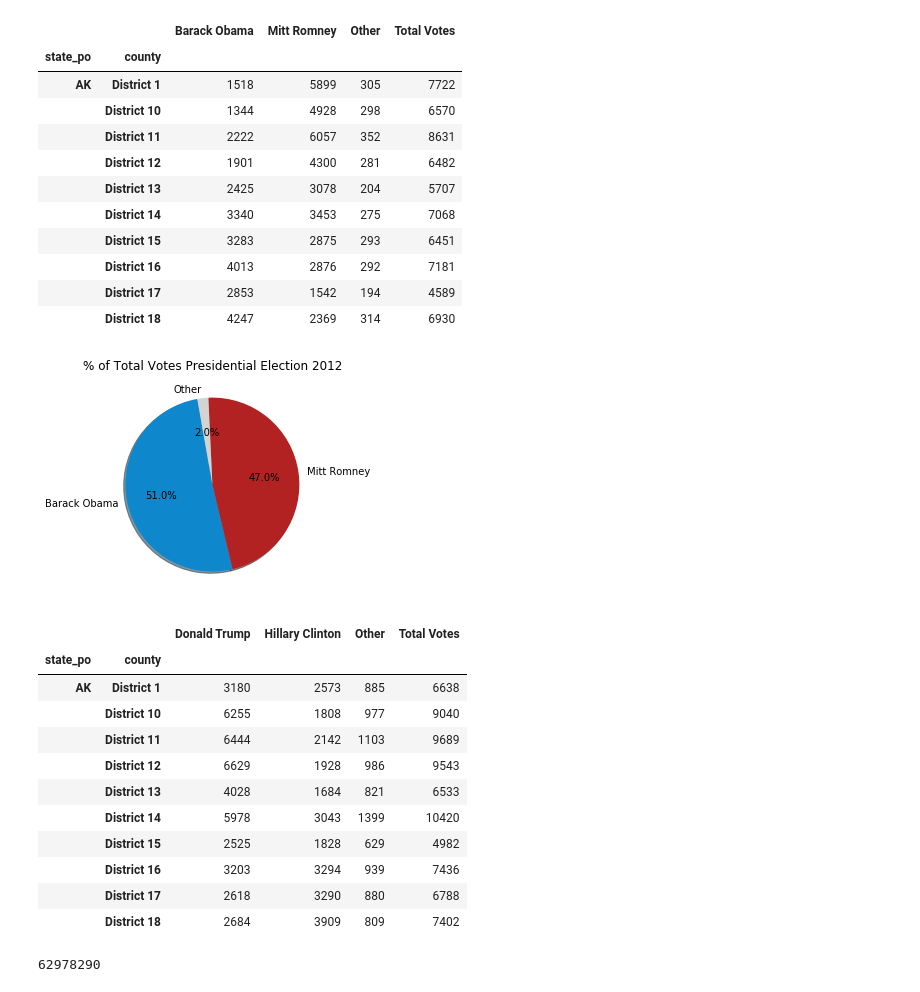
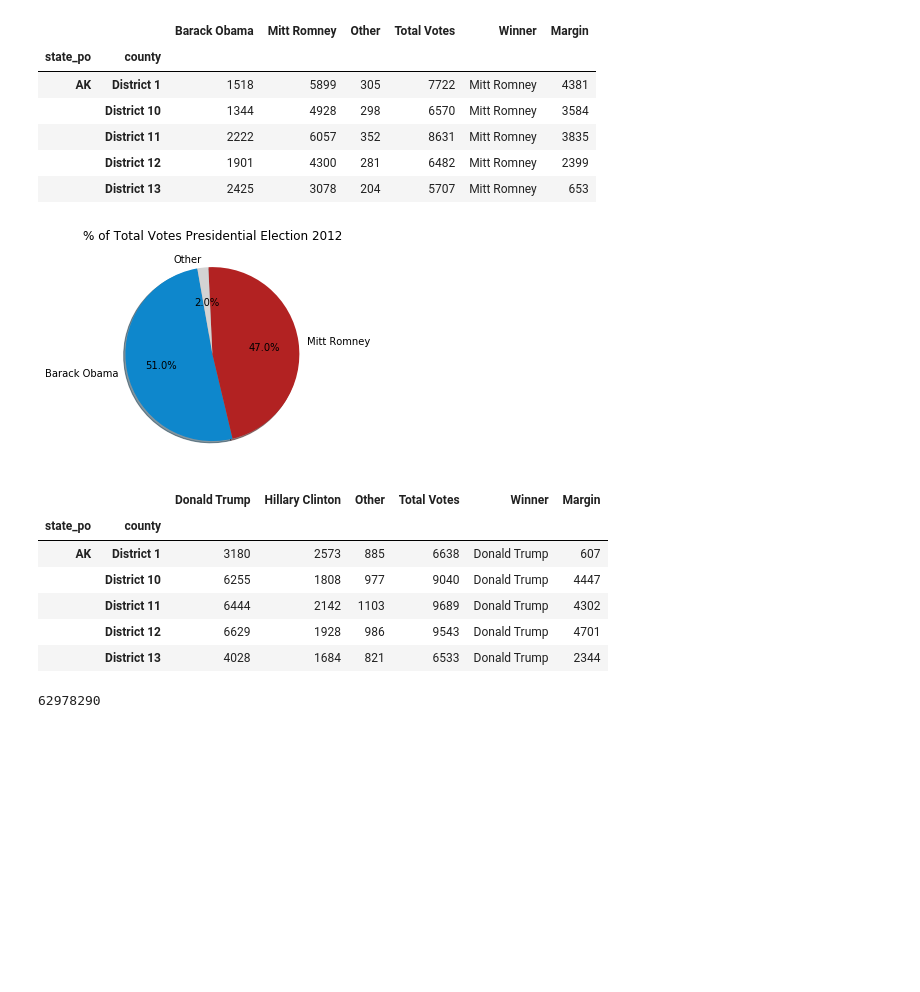
Before and after one commit to muditmathur11/bcmj, a Jupyter notebook: Project/Election_Project.ipynb, the cells around one changed output. Drawn from its saved outputs; the diff is of its cells as text; code cells hidden in the pictures; blank space fills up the shorter version.

```diff
--- a/Project/Election_Project.ipynb
+++ b/Project/Election_Project.ipynb
@@ -12,34 +12,32 @@ df_2016 = df[df["year"] == 2016]
 # %%
 #Create pivot table with candidates as columns and votes as vales
 pivot_2012 = df_2012.pivot(columns = "candidate", values = "candidatevotes")
 
 #Merge pivot table with original 2012 dataframe
 merged_2012 = df_2012.merge(pivot_2012, right_index=True, left_index=True)
 
 #Group by state and county and sum (this allows all votes to be on same row)
 merged_grouped_2012 = merged_2012.groupby(["state_po", "county"]).sum()
 
 #Select last three rows and transform to ints
 election_2012 = merged_grouped_2012.iloc[:,-3:].astype(int)
 
 #Create total votes column
 election_2012["Total Votes"] = election_2012.sum(1)
 
-#Show results
-election_2012.head(10)
+election_2012["Winner"] = np.where(election_2012['Barack Obama']>election_2012["Mitt Romney"], 'Barack Obama', 'Mitt Romney')
+election_2012["Margin"] = np.where(election_2012["Winner"]=="Mitt Romney",
+                                   election_2012["Mitt Romney"]-election_2012["Barack Obama"],
+                                   election_2012["Barack Obama"]-election_2012["Mitt Romney"])
+election_2012.head()
 # %% [output]
-|  |  | Barack Obama | Mitt Romney | Other | Total Votes |
-| state_po | county |  |  |  |  |
-| AK | District 1 | 1518 | 5899 | 305 | 7722 |
-|  | District 10 | 1344 | 4928 | 298 | 6570 |
-|  | District 11 | 2222 | 6057 | 352 | 8631 |
-|  | District 12 | 1901 | 4300 | 281 | 6482 |
-|  | District 13 | 2425 | 3078 | 204 | 5707 |
-|  | District 14 | 3340 | 3453 | 275 | 7068 |
-|  | District 15 | 3283 | 2875 | 293 | 6451 |
-|  | District 16 | 4013 | 2876 | 292 | 7181 |
-|  | District 17 | 2853 | 1542 | 194 | 4589 |
-|  | District 18 | 4247 | 2369 | 314 | 6930 |
+|  |  | Barack Obama | Mitt Romney | Other | Total Votes | Winner | Margin |
+| state_po | county |  |  |  |  |  |  |
+| AK | District 1 | 1518 | 5899 | 305 | 7722 | Mitt Romney | 4381 |
+|  | District 10 | 1344 | 4928 | 298 | 6570 | Mitt Romney | 3584 |
+|  | District 11 | 2222 | 6057 | 352 | 8631 | Mitt Romney | 3835 |
+|  | District 12 | 1901 | 4300 | 281 | 6482 | Mitt Romney | 2399 |
+|  | District 13 | 2425 | 3078 | 204 | 5707 | Mitt Romney | 653 |
 # %%
 #Find total votes for Barack Obama 2012
 obama_total = election_2012["Barack Obama"].sum()
@@ -69,7 +67,7 @@ plt.pie(sizes_2012, labels=labels_2012, colors=colors_2012,
 #Show pie chart
 plt.show()
 # %% [output]
-[figure, old version]
+[figure, new version]
 # %%
 #Create pivot table with candidates as columns and votes as vales
 pivot_2016 = df_2016.pivot(columns = "candidate", values = "candidatevotes")
@@ -86,21 +84,19 @@ election_2016 = merged_grouped_2016.iloc[:,-3:].astype(int)
 #Create total votes column
 election_2016["Total Votes"] = election_2016.sum(1)
 
-#Show results
-election_2016.head(10)
+election_2016["Winner"] = np.where(election_2016['Hillary Clinton']>election_2016["Donald Trump"], 'Hillary Clinton', 'Donald Trump')
+election_2016["Margin"] = np.where(election_2016["Winner"]=="Donald Trump",
+                                   election_2016["Donald Trump"]-election_2016["Hillary Clinton"],
+                                   election_2016["Hillary Clinton"]-election_2016["Donald Trump"])
+election_2016.head()
 # %% [output]
-|  |  | Donald Trump | Hillary Clinton | Other | Total Votes |
-| state_po | county |  |  |  |  |
-| AK | District 1 | 3180 | 2573 | 885 | 6638 |
-|  | District 10 | 6255 | 1808 | 977 | 9040 |
-|  | District 11 | 6444 | 2142 | 1103 | 9689 |
-|  | District 12 | 6629 | 1928 | 986 | 9543 |
-|  | District 13 | 4028 | 1684 | 821 | 6533 |
-|  | District 14 | 5978 | 3043 | 1399 | 10420 |
-|  | District 15 | 2525 | 1828 | 629 | 4982 |
-|  | District 16 | 3203 | 3294 | 939 | 7436 |
-|  | District 17 | 2618 | 3290 | 880 | 6788 |
-|  | District 18 | 2684 | 3909 | 809 | 7402 |
+|  |  | Donald Trump | Hillary Clinton | Other | Total Votes | Winner | Margin |
+| state_po | county |  |  |  |  |  |  |
+| AK | District 1 | 3180 | 2573 | 885 | 6638 | Donald Trump | 607 |
+|  | District 10 | 6255 | 1808 | 977 | 9040 | Donald Trump | 4447 |
+|  | District 11 | 6444 | 2142 | 1103 | 9689 | Donald Trump | 4302 |
+|  | District 12 | 6629 | 1928 | 986 | 9543 | Donald Trump | 4701 |
+|  | District 13 | 4028 | 1684 | 821 | 6533 | Donald Trump | 2344 |
 # %%
 #Find total votes for Donald Trump 2016
 trump_total = election_2016["Donald Trump"].sum()
```
Also changed, not shown: parts of 3 cells of this notebook.
